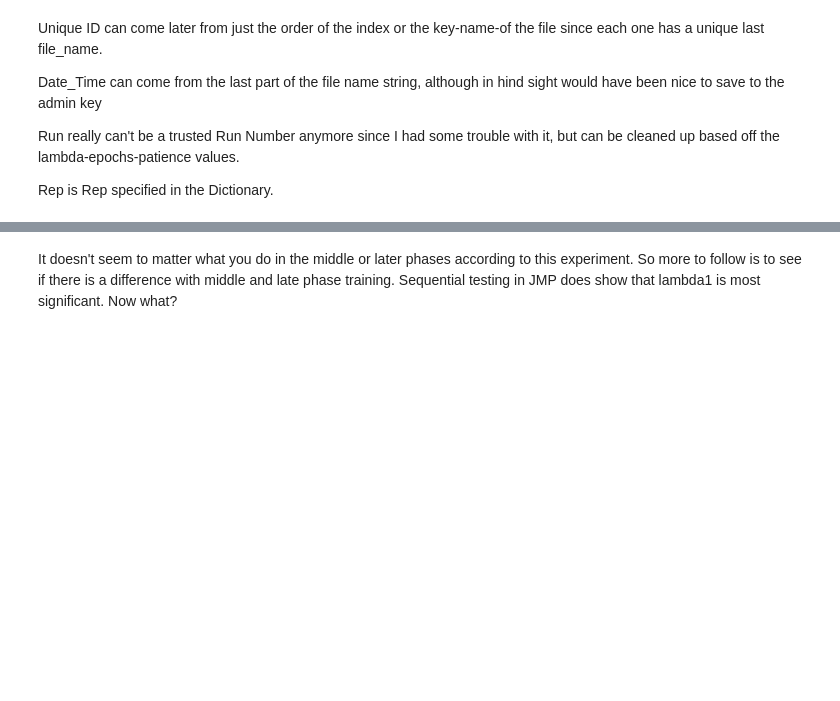
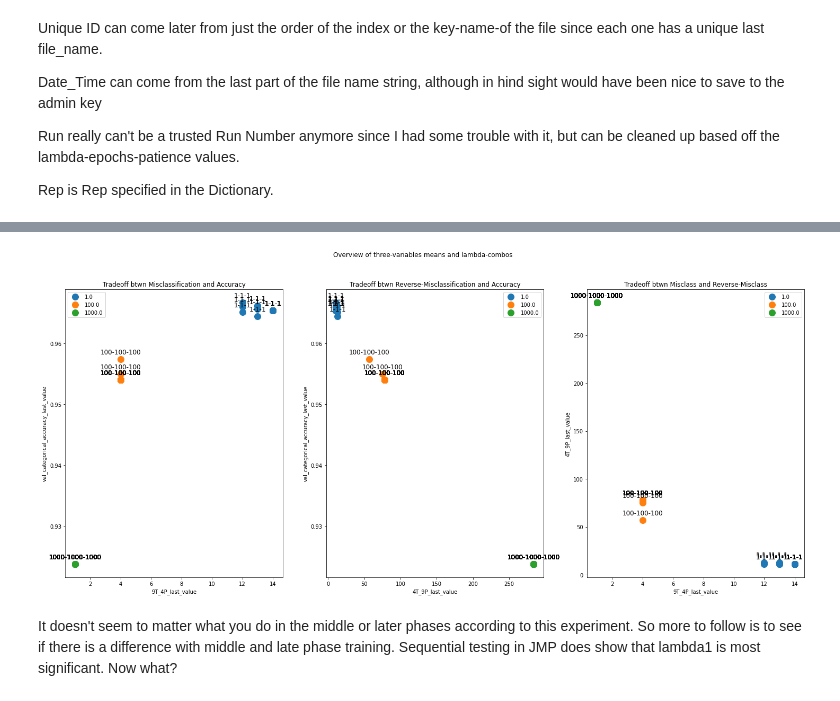
Before and after one commit to RachelRamirez/misclassification_matrix, a Jupyter notebook: Load_and_Analyze_Results_of_pkl_files.ipynb, the cells around one changed output, grey strips where cells are left out. Cells and saved outputs as stored; diff of their text form; code cells hidden in the pictures; blank space fills up the shorter version.

```diff
--- a/Load_and_Analyze_Results_of_pkl_files.ipynb
+++ b/Load_and_Analyze_Results_of_pkl_files.ipynb
@@ -328,3 +368,65 @@ ax3.tick_params(axis='x', labelrotation=90)
+# %%
+# from pandas.core.ops import rand_
+
+## Now to change this to the Tradeoff Graphs I made but somehow didn't save =O
+data_to_save.sort_values('lambdacombo', inplace=True, ignore_index=True)
+
+# groups = data_to_save.groupby('lambdacombo')
+
+def narrow_data(i):
+    # Define narrow area of dataframe to graph based off "i" the phase-1 value
+    df = data_to_save.where(data_to_save['lambda1']==i).dropna()
+    df = df.where(data_to_save['lambda2']==i).dropna()
+    df = df.where(data_to_save['lambda3']==i).dropna()
+    return df
+
+def plot_data(df, x,y,ax, lambdas, title):
+  # ax.scatter(x,y, marker='.', )
+  # original_lambda_combo_string = 'nan-nan-nan'
+
+  for j in (df[lambdas].index):
+      # print("j:", j)
+      # colors = ['black', 'orange', 'blue']
+      # df = data_to_save.where(data_to_save['lambda1']==i).dropna()
+      # print("df[x][j]:", df[x][j], )
+      # print("df[y][j]:", df[y][j], )
+      # print("df['lambda2'][j]:", df['lambda2'][j], )
+      # print("annotate text:", str(df[lambdas][j]))
+
+      # ax.scatter(df[x][j]+0*np.random.random(), df[y][j], marker='.', c=df['lambda2'][j])
+      ax.annotate(text=str(df[lambdas][j]),  xy=(df[x][j], df[y][j]), textcoords="offset points",
+                  xytext=(0+0*np.random.randint(-10,10),10+0*np.random.randint(-10,10)),
+                  ha='center', size=12)
+      # original_lambda_combo_string = lambdas[j]
+      ax.set_xlabel(str(x))
+      ax.set_ylabel(str(y))
+
+
+
+
+
+  groups = df.groupby('lambda2')
+  for name, group in groups:
+    # print('name: ', name, 'group: ' , group)
+    ax.plot(group[x], group[y], marker='o', linestyle='', markersize=12, label=name)
+  ax.set_title(title)
+  ax.legend()
+
+
+fig, (ax1, ax2, ax3) = plt.subplots(1,3, figsize=(25,10))
+fig.suptitle('Overview of three-variables means and lambda-combos')
+# plt.xticks(rotation=90)
+
+list_of_phase_1_values = [1, 100, 1000]
+# list_of_phase_1_values = [1]
+
+for i in (list_of_phase_1_values):
+  df = narrow_data(i=i)
+  plot_data(df=df , x='9T_4P_last_value', y='val_categorical_accuracy_last_value', ax=ax1, lambdas='lambdacombo', title='Tradeoff btwn Misclassification and Accuracy')
+  plot_data(df=df, x='4T_9P_last_value',y='val_categorical_accuracy_last_value',ax=ax2, lambdas='lambdacombo', title='Tradeoff btwn Reverse-Misclassification and Accuracy')
+  plot_data(df=df, x='9T_4P_last_value',y='4T_9P_last_value',ax=ax3, lambdas='lambdacombo', title='Tradeoff btwn Misclass and Reverse-Misclass')
+# %% [output]
+[figure, added]
 # %% [markdown]
 It doesn't seem to matter what you do in the middle or later phases according to this experiment.   So more to follow is to see if there is a difference with middle and late phase training.  Sequential testing in JMP does show that lambda1 is most significant.  Now what?
 # %%
```
Also changed, not shown: parts of 15 cells of this notebook.
